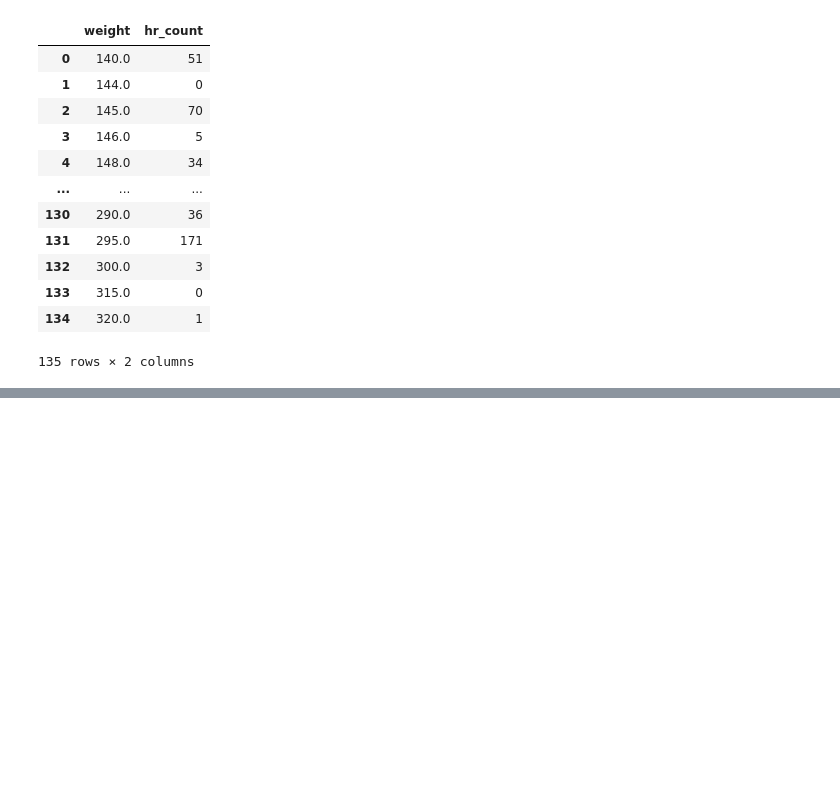
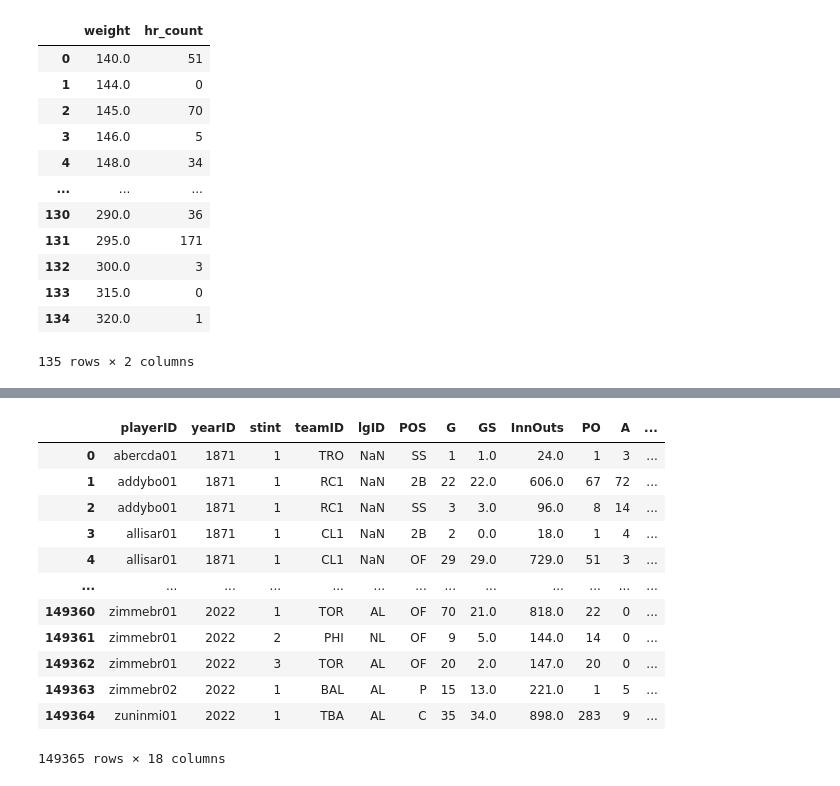
Before and after one commit to hunterfogg668/hunter_capstone, a Jupyter notebook: mlb_eda.ipynb, the cells around one changed output, grey strips where cells are left out. Saved outputs shown, nothing was run; the diff lists cells and outputs as text; code cells hidden in the pictures; blank space fills up the shorter version.

```diff
--- a/mlb_eda.ipynb
+++ b/mlb_eda.ipynb
@@ -126,0 +218,16 @@ Name: HR, dtype: float64
+# %%
+fielding
+# %% [output]
+|  | playerID | yearID | stint | teamID | lgID | POS | G | GS | InnOuts | PO | A | ... |
+| 0 | abercda01 | 1871 | 1 | TRO | NaN | SS | 1 | 1.0 | 24.0 | 1 | 3 | ... |
+| 1 | addybo01 | 1871 | 1 | RC1 | NaN | 2B | 22 | 22.0 | 606.0 | 67 | 72 | ... |
+| 2 | addybo01 | 1871 | 1 | RC1 | NaN | SS | 3 | 3.0 | 96.0 | 8 | 14 | ... |
+| 3 | allisar01 | 1871 | 1 | CL1 | NaN | 2B | 2 | 0.0 | 18.0 | 1 | 4 | ... |
+| 4 | allisar01 | 1871 | 1 | CL1 | NaN | OF | 29 | 29.0 | 729.0 | 51 | 3 | ... |
+| ... | ... | ... | ... | ... | ... | ... | ... | ... | ... | ... | ... | ... |
+| 149360 | zimmebr01 | 2022 | 1 | TOR | AL | OF | 70 | 21.0 | 818.0 | 22 | 0 | ... |
+| 149361 | zimmebr01 | 2022 | 2 | PHI | NL | OF | 9 | 5.0 | 144.0 | 14 | 0 | ... |
+| 149362 | zimmebr01 | 2022 | 3 | TOR | AL | OF | 20 | 2.0 | 147.0 | 20 | 0 | ... |
+| 149363 | zimmebr02 | 2022 | 1 | BAL | AL | P | 15 | 13.0 | 221.0 | 1 | 5 | ... |
+| 149364 | zuninmi01 | 2022 | 1 | TBA | AL | C | 35 | 34.0 | 898.0 | 283 | 9 | ... |
+149365 rows × 18 columns
```
Also changed, not shown: parts of 33 cells of this notebook.
